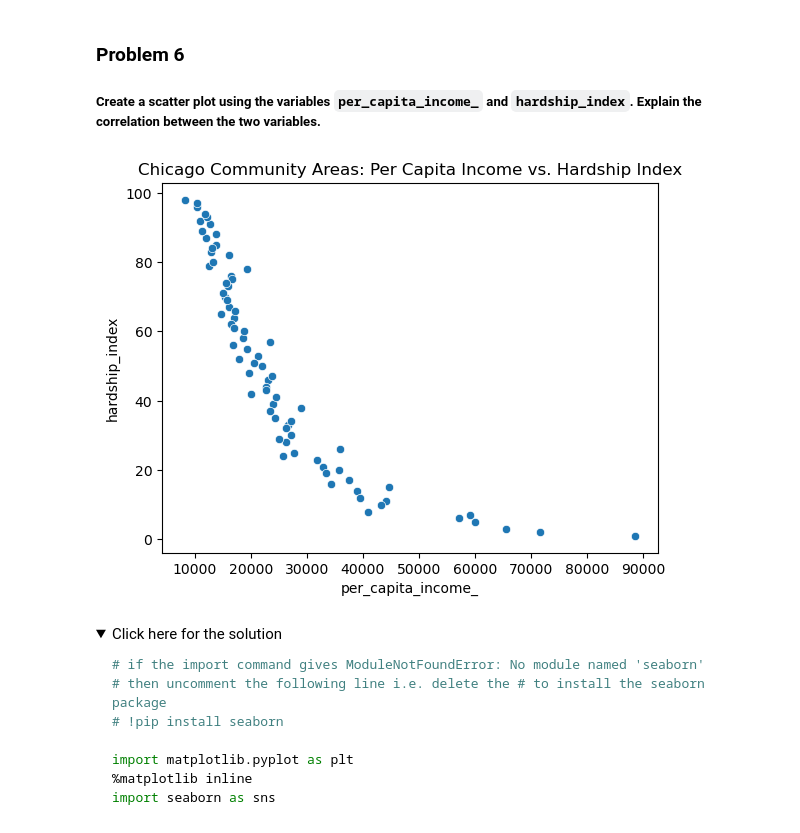
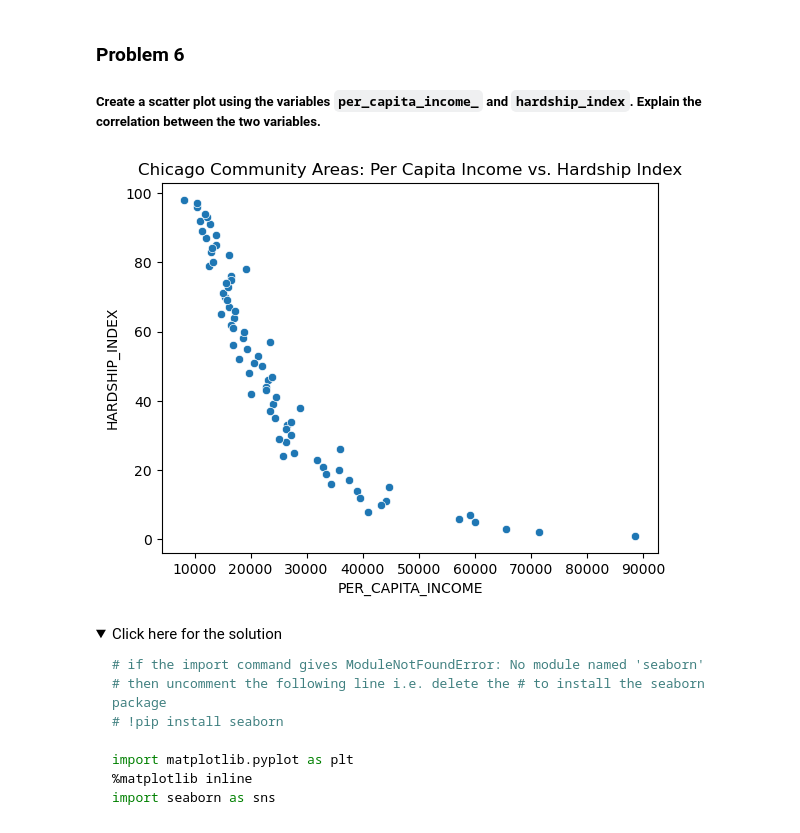
Before and after one commit to Rajshah296/IBM_Data_Science, a Jupyter notebook: Databases and SQL for Data Science With Python/DB0201EN-Week3-1-4-Analyzing_SQLite.ipynb, the cells around one changed output. Drawn from its saved outputs; the diff is of its cells as text; code cells hidden in the pictures; folded sections open.

```diff
--- a/Databases and SQL for Data Science With Python/DB0201EN-Week3-1-4-Analyzing_SQLite.ipynb
+++ b/Databases and SQL for Data Science With Python/DB0201EN-Week3-1-4-Analyzing_SQLite.ipynb
@@ -74,7 +74,7 @@ cur = con.cursor()
 ##### Next we will be using the  df.to_sql() function to convert each csv file  to a table in sqlite  with the csv data loaded in it.
 # %%
 import pandas
-df = pandas.read_csv('https://data.cityofchicago.org/resource/jcxq-k9xf.csv')
+df = pandas.read_csv('ChicagoCensusData.csv')
 df.to_sql("chicago_socioeconomic_data", con, if_exists='replace', index=False,method="multi")
 # %% [output]
 78
@@ -217,12 +220,12 @@ Correct answer:Lake View,Lincoln Park, Near North Side, Loop
 # %%
 import matplotlib.pyplot as plt
 %matplotlib inline
 import seaborn as sns
-plot= sns.scatterplot(x="per_capita_income_",y="hardship_index", data=df)
+plot= sns.scatterplot(x="PER_CAPITA_INCOME",y="HARDSHIP_INDEX", data=df)
 plot.set_title('Chicago Community Areas: Per Capita Income vs. Hardship Index')
 plt.show()
 # %% [output]
-[figure, old version]
+[figure, new version]
 # %% [markdown]
 <details><summary>Click here for the solution</summary>
 
```
Also changed, not shown: parts of 4 cells of this notebook, 7 other files.
